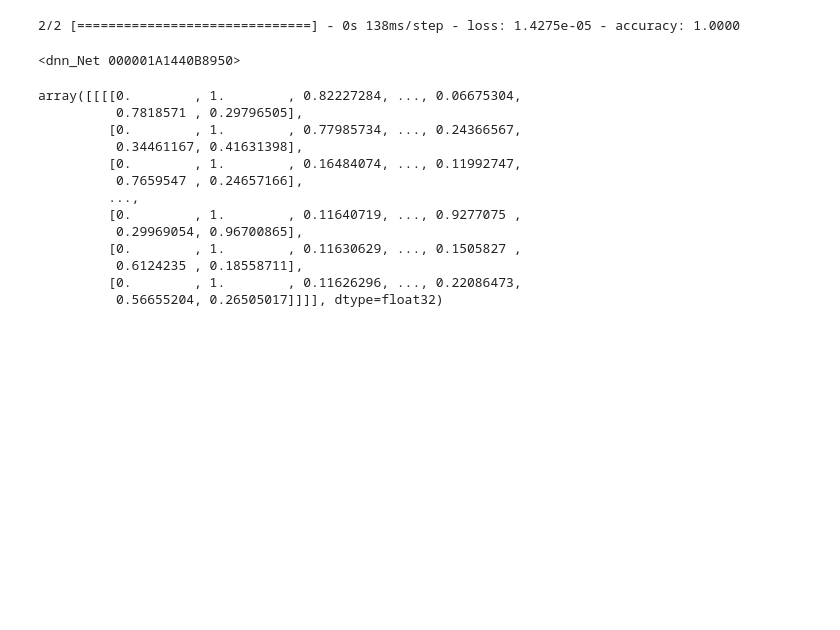
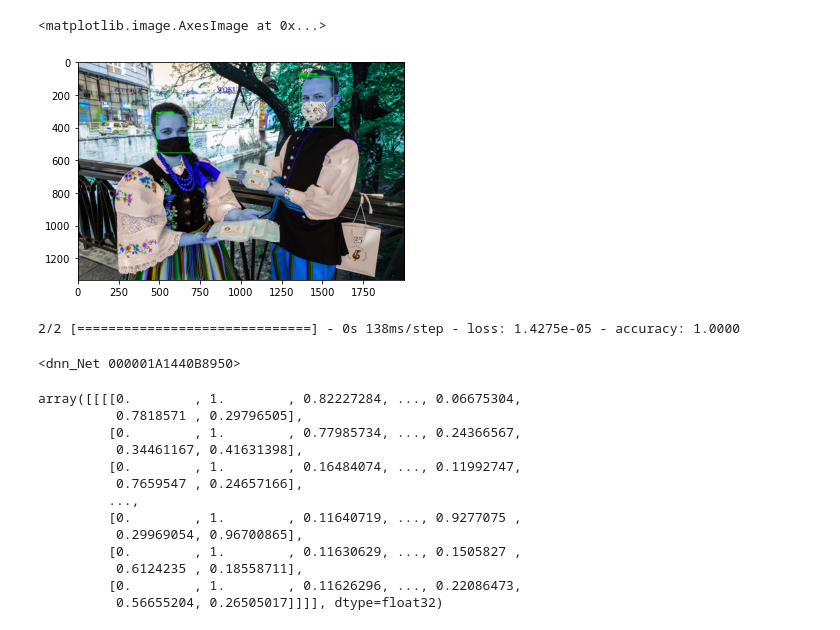
Before and after one commit to wprazuch/face-mask-detection, a Jupyter notebook: detect_facemasks.ipynb, the cells around one changed output. Drawn from its saved outputs; the diff is of its cells as text; code cells hidden in the pictures; blank space fills up the shorter version.

```diff
--- a/detect_facemasks.ipynb
+++ b/detect_facemasks.ipynb
@@ -15,0 +25,3 @@ facemask_classifier = load_model(r'models/facemask-classifier')
+# %%
+test_image = r'dataset/test_detection/4.jpg'
+image = cv2.imread(test_image)
@@ -15,0 +51,5 @@ facemask_classifier = load_model(r'models/facemask-classifier')
+# %%
+plt.imshow(image)
+# %% [output]
+<matplotlib.image.AxesImage at 0x...>
+[figure, added]
```
Also changed, not shown: parts of 8 cells of this notebook, 2 other files.
